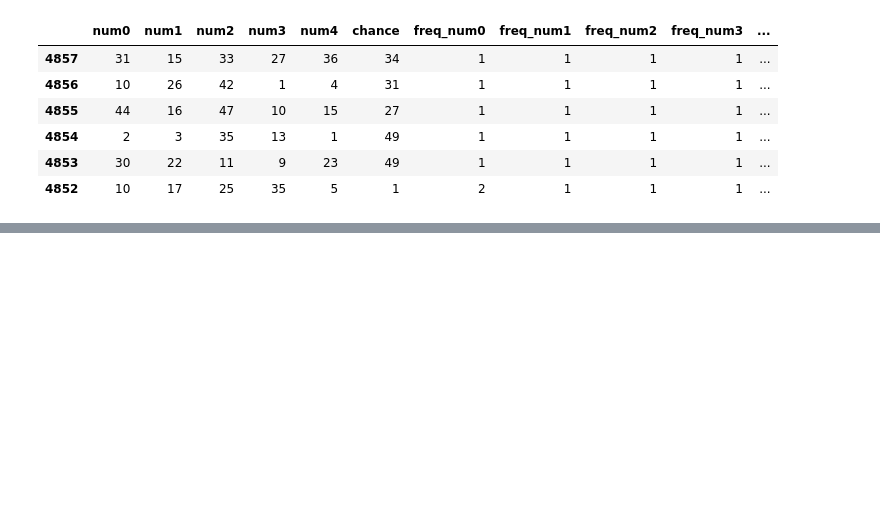
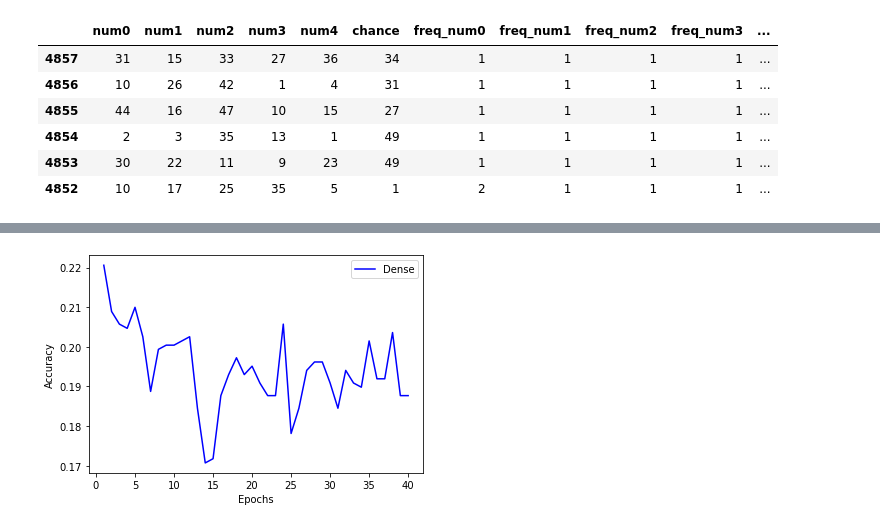
Before and after one commit to NandoGoncalves/loto, a Jupyter notebook: loto.ipynb, the cells around one changed output, grey strips where cells are left out. Drawn from its saved outputs; the diff is of its cells as text; code cells hidden in the pictures; blank space fills up the shorter version.

Commit message:
dense

```diff
--- a/loto.ipynb
+++ b/loto.ipynb
@@ -179,0 +234,12 @@ df.head(6)
+# %%
+dense = Sequential()
+dense_0 = Flatten()
+dense_1 = Dense(units = 500, input_dim = 4713, kernel_initializer ='normal', activation ='tanh')
+dense_2 = Dense(units = 6, kernel_initializer ='normal', activation ='softmax')
+dense.add(dense_0)
+dense.add(dense_1)
+dense.add(dense_2)
+# %%
+dense.compile(loss = 'categorical_crossentropy', optimizer = 'adam', metrics = ['accuracy'])
+# %%
+training_history_dense = dense.fit(X_train, y_train, validation_split = 0.2, epochs = epochs, batch_size = batch_size, verbose = 1)
@@ -179,0 +264,20 @@ df.head(6)
+# %%
+val_acc_dense = training_history_dense.history['val_accuracy']
+# %%
+# Labels des axes
+plt.xlabel('Epochs')
+plt.ylabel('Accuracy')
+
+# Courbe du score de validation du réseau Dense
+plt.plot(np.arange(1 , epochs+1, 1),
+         val_acc_dense,
+         label = 'Dense',
+         color = 'blue')
+
+# Affichage de la légende
+plt.legend()
+
+# Affichage de la figure
+plt.show()
+# %% [output]
+[figure, added]
```
Also changed, not shown: parts of 10 cells of this notebook.
